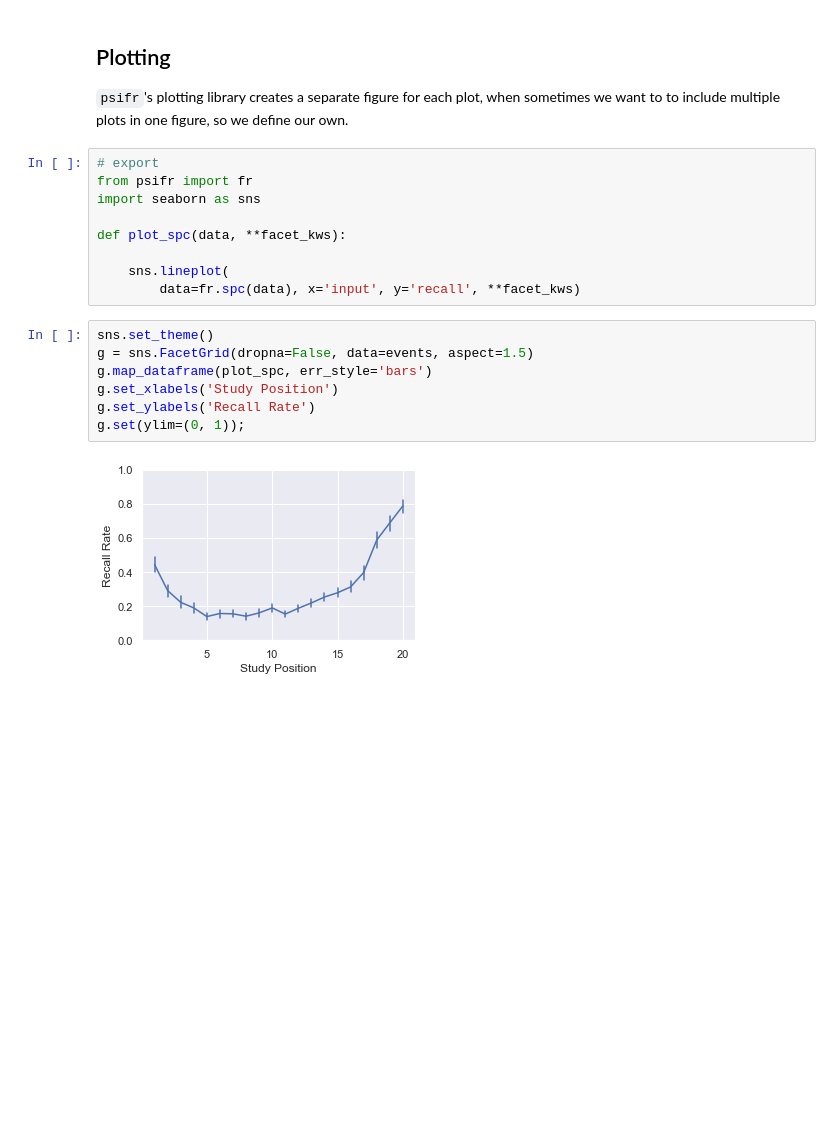
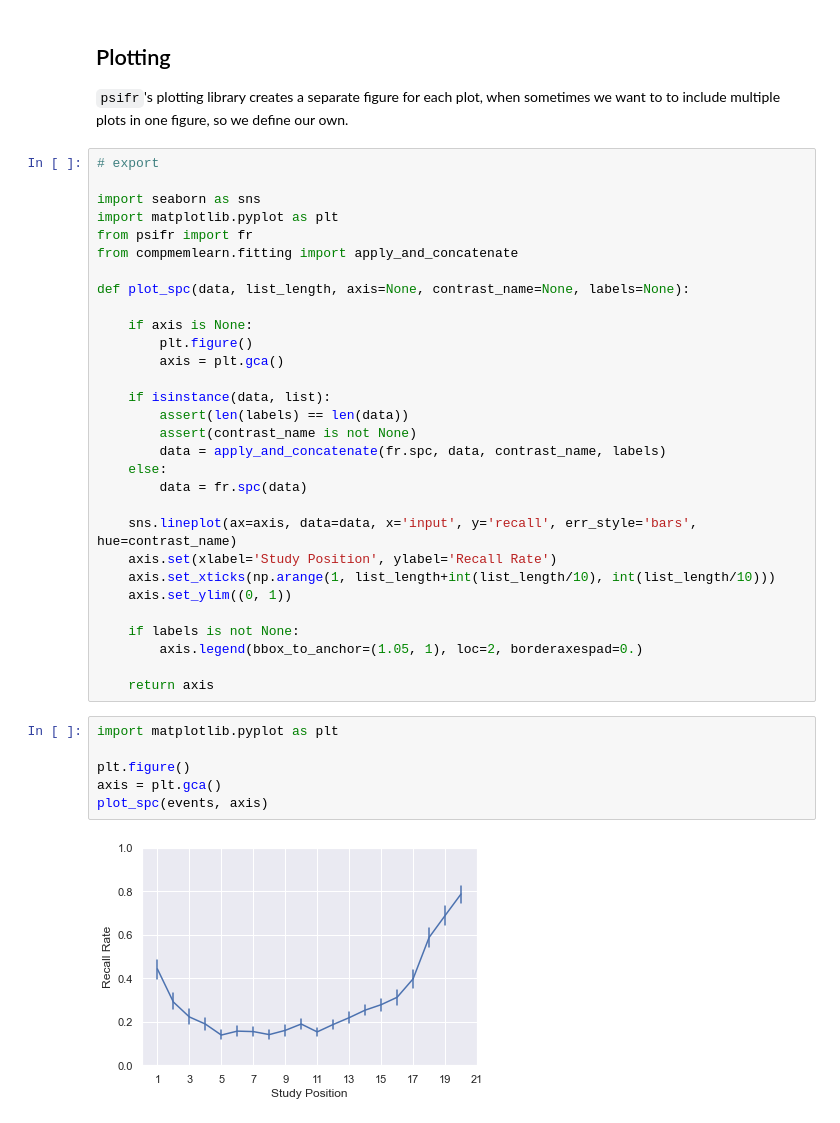
Before and after one commit to githubpsyche/compmemlearn, a Jupyter notebook: library/analyses/Serial_Position_Effect.ipynb, the cells around one changed output. Cells and saved outputs as stored; diff of their text form; blank space fills up the shorter version.

```diff
--- a/library/analyses/Serial_Position_Effect.ipynb
+++ b/library/analyses/Serial_Position_Effect.ipynb
@@ -86,21 +86,41 @@ Our fast implementation is more than 100 times faster!
 # %% [markdown]
 ## Plotting
 `psifr`'s plotting library creates a separate figure for each plot, when sometimes we want to to include multiple plots in one figure, so we define our own.
-# %%
-# export
-from psifr import fr
-import seaborn as sns
-
-def plot_spc(data, **facet_kws):
-
-    sns.lineplot(
-        data=fr.spc(data), x='input', y='recall', **facet_kws)
-# %%
-sns.set_theme()
-g = sns.FacetGrid(dropna=False, data=events, aspect=1.5)
-g.map_dataframe(plot_spc, err_style='bars')
-g.set_xlabels('Study Position')
-g.set_ylabels('Recall Rate')
-g.set(ylim=(0, 1));
-# %% [output]
-[figure, removed]
+# %%
+# export
+
+import seaborn as sns
+import matplotlib.pyplot as plt
+from psifr import fr
+from compmemlearn.fitting import apply_and_concatenate
+
+def plot_spc(data, list_length, axis=None, contrast_name=None, labels=None):
+
+    if axis is None:
+        plt.figure()
+        axis = plt.gca()
+
+    if isinstance(data, list):
+        assert(len(labels) == len(data))
+        assert(contrast_name is not None)
+        data = apply_and_concatenate(fr.spc, data, contrast_name, labels)
+    else:
+        data = fr.spc(data)
+
+    sns.lineplot(ax=axis, data=data, x='input', y='recall', err_style='bars', hue=contrast_name)
+    axis.set(xlabel='Study Position', ylabel='Recall Rate')
+    axis.set_xticks(np.arange(1, list_length+int(list_length/10), int(list_length/10)))
+    axis.set_ylim((0, 1))
+
+    if labels is not None:
+        axis.legend(bbox_to_anchor=(1.05, 1), loc=2, borderaxespad=0.)
+
+    return axis
+# %%
+import matplotlib.pyplot as plt
+
+plt.figure()
+axis = plt.gca()
+plot_spc(events, axis)
+# %% [output]
+[figure, added]
```
Also changed, not shown: parts of 2 cells of this notebook, 14 other files.
